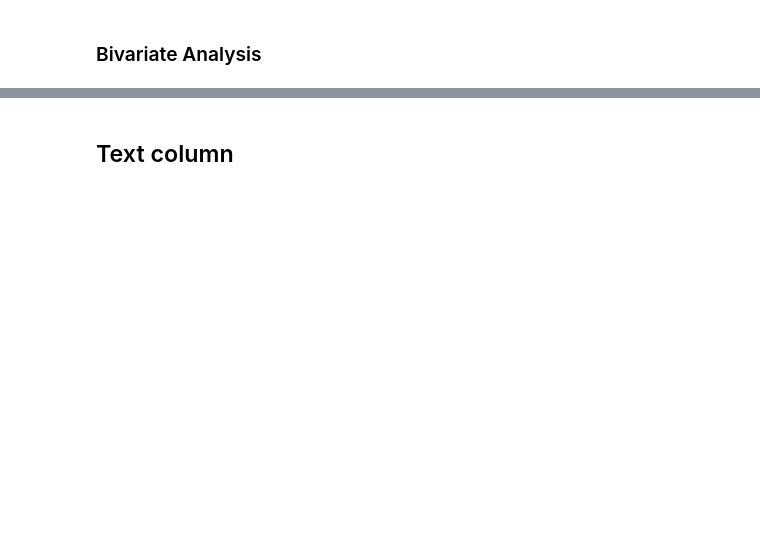
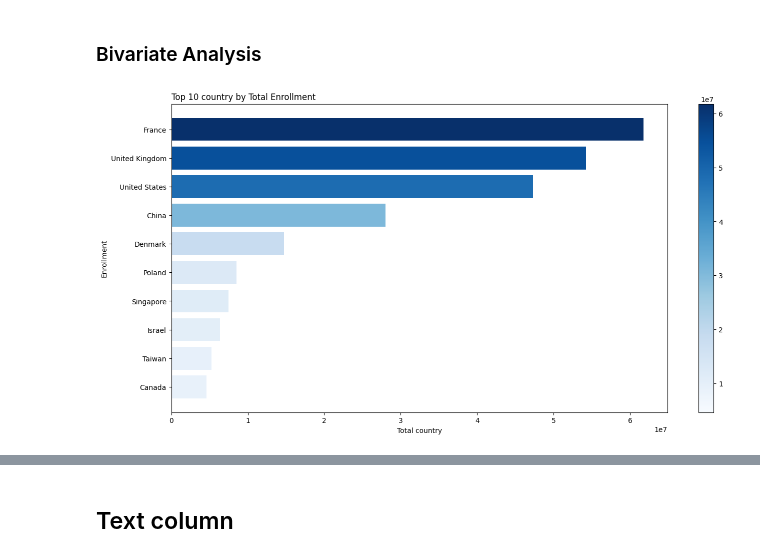
Before and after one commit to danielkimutai/dt, a Jupyter notebook: index.ipynb, the cells around one changed output, grey strips where cells are left out. Cells and saved outputs as stored; diff of their text form; code cells hidden in the pictures; blank space fills up the shorter version.

```diff
--- a/index.ipynb
+++ b/index.ipynb
@@ -753,0 +875,4 @@ for col in cols:
+# %%
+bar_plot(df,"country","Enrollment")
+# %% [output]
+[figure, added]
```
Also changed, not shown: parts of 12 cells of this notebook.
